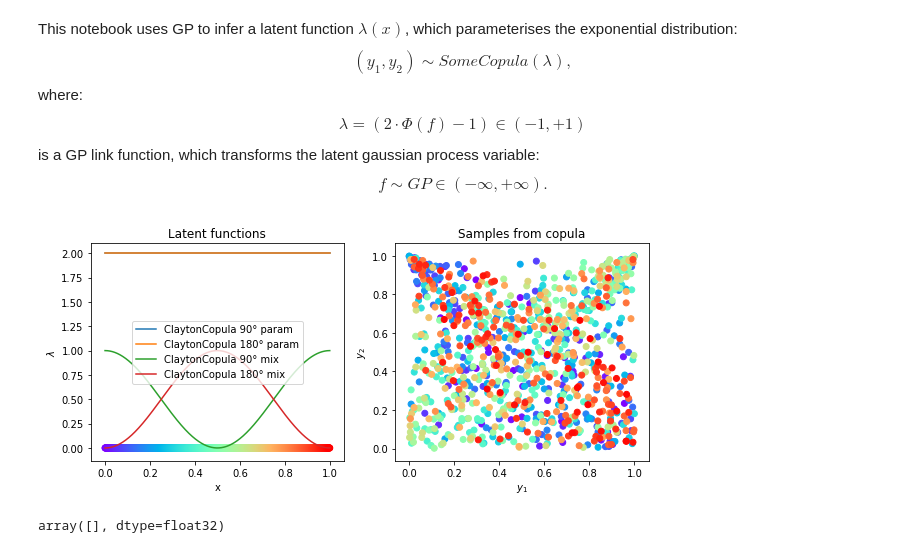
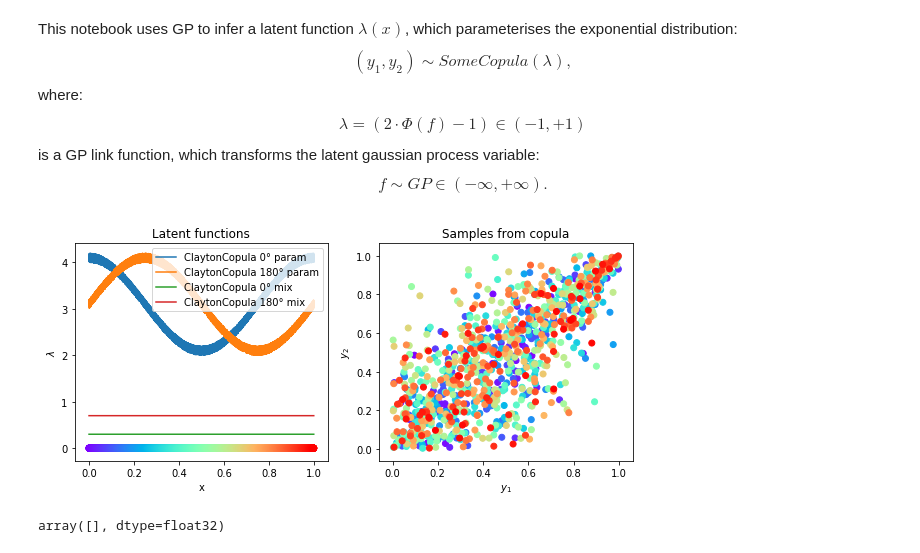
Before and after one commit to NinelK/CopulaGP, a Jupyter notebook: MultiTask.ipynb, the cells around one changed output. Cells and saved outputs as stored; diff of their text form; code cells hidden in the pictures.

```diff
--- a/MultiTask.ipynb
+++ b/MultiTask.ipynb
@@ -22,43 +22,47 @@ import utils
 %autoreload 2
 # %%
 #here we specify a 'true' latent function lambda
-theta1 = lambda x: np.cos(2*np.pi*3*x)*0.+2. #*np.sin(2*np.pi*3*x+.6)
-theta2 = lambda x: np.sin(2*np.pi*3*x)*0.+2. #*np.sin(2*np.pi*3*x+.6)
-con = lambda x: np.cos(2*np.pi*1*x)*0.5+0.5 #*np.sin(2*np.pi*3*x+.6)
+theta1 = lambda x: np.cos(2*np.pi*1*x)*1.+3.+.2*np.random.rand() #*np.sin(2*np.pi*3*x+.6)
+theta2 = lambda x: np.sin(2*np.pi*1*x)*1.+3.+.2*np.random.rand() #*np.sin(2*np.pi*3*x+.6)
+con = lambda x: 0.3+0.*x #np.clip(np.cos(2*np.pi*0.5*x)**5*0.5+0.5+0.8*(np.random.rand()-0.5),0,1) #*np.sin(2*np.pi*3*x+.6)
 # %%
 import matplotlib.cm as cm
 
 #x_space setup
-NSamp = int(1e3)
+NSamp = int(1e4)
 X = np.linspace(0.,1.,NSamp)
 
 # model setup
 theta = torch.stack([torch.tensor([theta1(x) for x in X]),
                      torch.tensor([theta2(x) for x in X])]).float()
 mix = torch.stack([torch.tensor([con(x) for x in X]),
-                   torch.tensor([1-con(x) for x in X])]).float()
-likelihoods = [bvcopula.ClaytonCopula_Likelihood(rotation='90°'),
-               bvcopula.ClaytonCopula_Likelihood(rotation='180°')]
+                  torch.tensor([1-con(x) for x in X])]).float()
+#mix[1] = 1.-mix[0]
+# theta = torch.tensor([theta1(x) for x in X]).unsqueeze(0)
+# mix = torch.ones(len(X)).unsqueeze(0)
+likelihoods = [bvcopula.ClaytonCopula_Likelihood(rotation='0°'),
+               bvcopula.ClaytonCopula_Likelihood(rotation='180°')
+              ]
 copulas = [lik.copula for lik in likelihoods]
 rotations = [lik.rotation for lik in likelihoods]
 copula_model = bvcopula.MixtureCopula(theta,mix,copulas,rotations=rotations)
 
 #generate samples
 Y = copula_model.sample().numpy().squeeze()
 colors = cm.rainbow(np.linspace(0., 1., Y.shape[0]))
 
 #plot model parameters and samples
 fig, (lambdaf, samples) = plt.subplots(1,2,figsize=(10,4))
 
 fp = utils.LatentSpacePlot('Latent functions','x','$\lambda$',lambdaf)
 fp.plot(X,copula_model, colors=colors)
 
 sp = utils.PlotSamples('Samples from copula','$y_1$','$y_2$',samples)
-sp.plot(copula_model, Y, colors)
+sp.plot(copula_model, Y[::10], colors[::10])
 
 fig.show()
 # %% [output]
-[figure, old version]
+[figure, new version]
 # %%
 Y[(Y!=Y)==True]
 # %% [output]
```
Also changed, not shown: parts of 9 cells of this notebook, 2 other files.
